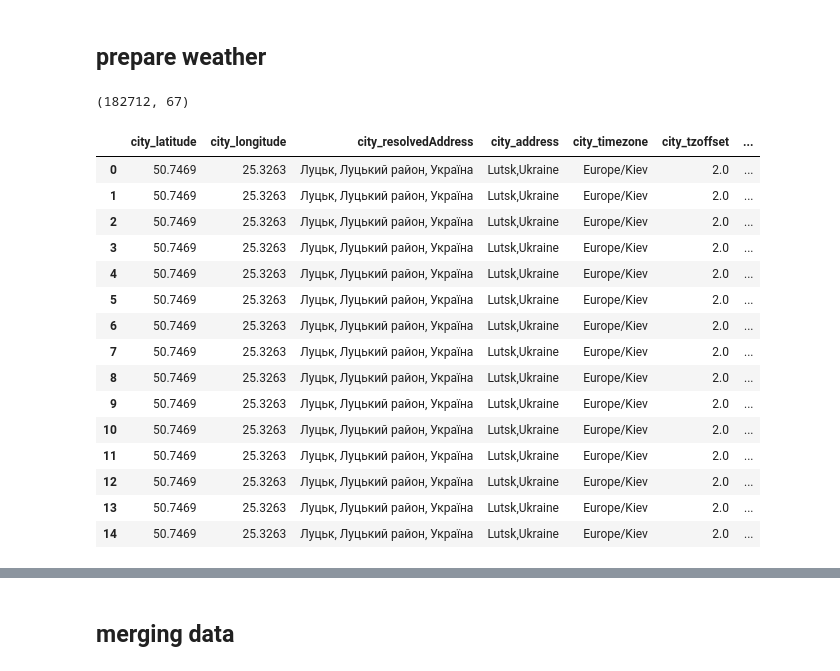
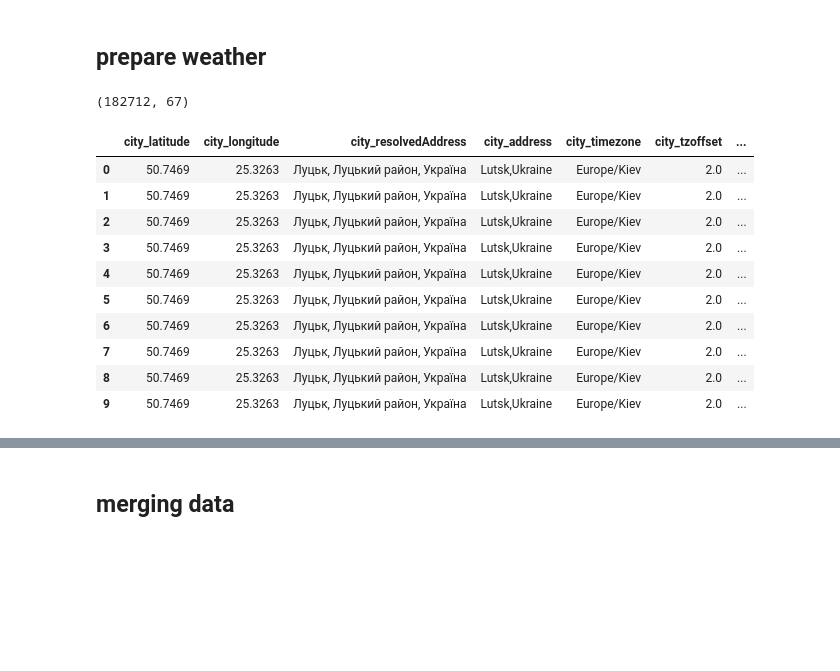
Before and after one commit to tmyroniuk/Naukma_api_project, a Jupyter notebook: 2.3. Data Preprocessing.ipynb, the cells around one changed output, grey strips where cells are left out. Drawn from its saved outputs; the diff is of its cells as text; code cells hidden in the pictures; blank space fills up the shorter version.

```diff
--- a/2.3. Data Preprocessing.ipynb
+++ b/2.3. Data Preprocessing.ipynb
@@ -180,27 +180,20 @@ df_events_v2.head(10)
 # %%
 df_weather = pd.read_csv(f"{WEATHER_DATA_FOLDER}/{WEATHER_DATA_FILE}")
 df_weather["day_datetime"] = pd.to_datetime(df_weather["day_datetime"])
+
+print(df_weather.shape)
+df_weather.head(10)
+# %% [output]
+(182712, 67)
+|  | city_latitude | city_longitude | city_resolvedAddress | city_address | city_timezone | city_tzoffset | ... |
+| 0 | 50.7469 | 25.3263 | Луцьк, Луцький район, Україна | Lutsk,Ukraine | Europe/Kiev | 2.0 | ... |
+| 1 | 50.7469 | 25.3263 | Луцьк, Луцький район, Україна | Lutsk,Ukraine | Europe/Kiev | 2.0 | ... |
+| 2 | 50.7469 | 25.3263 | Луцьк, Луцький район, Україна | Lutsk,Ukraine | Europe/Kiev | 2.0 | ... |
+| 3 | 50.7469 | 25.3263 | Луцьк, Луцький район, Україна | Lutsk,Ukraine | Europe/Kiev | 2.0 | ... |
+| 4 | 50.7469 | 25.3263 | Луцьк, Луцький район, Україна | Lutsk,Ukraine | Europe/Kiev | 2.0 | ... |
+| 5 | 50.7469 | 25.3263 | Луцьк, Луцький район, Україна | Lutsk,Ukraine | Europe/Kiev | 2.0 | ... |
+| 6 | 50.7469 | 25.3263 | Луцьк, Луцький район, Україна | Lutsk,Ukraine | Europe/Kiev | 2.0 | ... |
+| 7 | 50.7469 | 25.3263 | Луцьк, Луцький район, Україна | Lutsk,Ukraine | Europe/Kiev | 2.0 | ... |
+| 8 | 50.7469 | 25.3263 | Луцьк, Луцький район, Україна | Lutsk,Ukraine | Europe/Kiev | 2.0 | ... |
+| 9 | 50.7469 | 25.3263 | Луцьк, Луцький район, Україна | Lutsk,Ukraine | Europe/Kiev | 2.0 | ... |
-# %%
-df_weather.shape
-# %% [output]
-(182712, 67)
-# %%
-df_weather.head(15)
-# %% [output]
-|  | city_latitude | city_longitude | city_resolvedAddress | city_address | city_timezone | city_tzoffset | ... |
-| 0 | 50.7469 | 25.3263 | Луцьк, Луцький район, Україна | Lutsk,Ukraine | Europe/Kiev | 2.0 | ... |
-| 1 | 50.7469 | 25.3263 | Луцьк, Луцький район, Україна | Lutsk,Ukraine | Europe/Kiev | 2.0 | ... |
-| 2 | 50.7469 | 25.3263 | Луцьк, Луцький район, Україна | Lutsk,Ukraine | Europe/Kiev | 2.0 | ... |
-| 3 | 50.7469 | 25.3263 | Луцьк, Луцький район, Україна | Lutsk,Ukraine | Europe/Kiev | 2.0 | ... |
-| 4 | 50.7469 | 25.3263 | Луцьк, Луцький район, Україна | Lutsk,Ukraine | Europe/Kiev | 2.0 | ... |
-| 5 | 50.7469 | 25.3263 | Луцьк, Луцький район, Україна | Lutsk,Ukraine | Europe/Kiev | 2.0 | ... |
-| 6 | 50.7469 | 25.3263 | Луцьк, Луцький район, Україна | Lutsk,Ukraine | Europe/Kiev | 2.0 | ... |
-| 7 | 50.7469 | 25.3263 | Луцьк, Луцький район, Україна | Lutsk,Ukraine | Europe/Kiev | 2.0 | ... |
-| 8 | 50.7469 | 25.3263 | Луцьк, Луцький район, Україна | Lutsk,Ukraine | Europe/Kiev | 2.0 | ... |
-| 9 | 50.7469 | 25.3263 | Луцьк, Луцький район, Україна | Lutsk,Ukraine | Europe/Kiev | 2.0 | ... |
-| 10 | 50.7469 | 25.3263 | Луцьк, Луцький район, Україна | Lutsk,Ukraine | Europe/Kiev | 2.0 | ... |
-| 11 | 50.7469 | 25.3263 | Луцьк, Луцький район, Україна | Lutsk,Ukraine | Europe/Kiev | 2.0 | ... |
-| 12 | 50.7469 | 25.3263 | Луцьк, Луцький район, Україна | Lutsk,Ukraine | Europe/Kiev | 2.0 | ... |
-| 13 | 50.7469 | 25.3263 | Луцьк, Луцький район, Україна | Lutsk,Ukraine | Europe/Kiev | 2.0 | ... |
-| 14 | 50.7469 | 25.3263 | Луцьк, Луцький район, Україна | Lutsk,Ukraine | Europe/Kiev | 2.0 | ... |
 # %%
```
Also changed, not shown: parts of 29 cells of this notebook, 3 other files.
